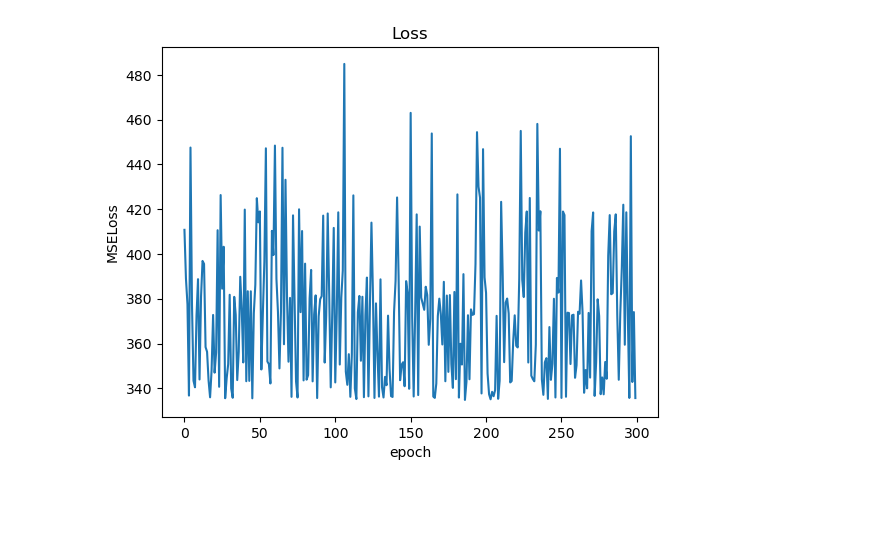
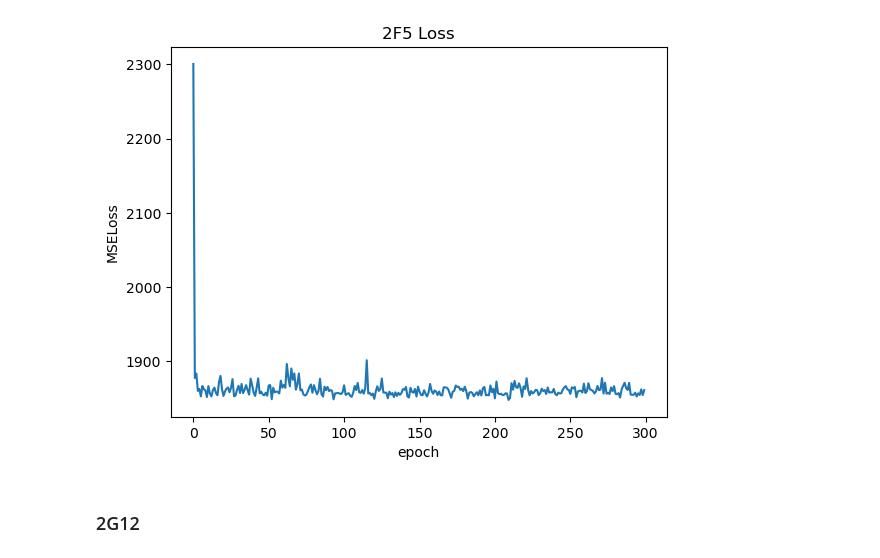
Before and after one commit to MatteeXie/HIV-1, a Jupyter notebook: regression.ipynb, the cells around one changed output. Saved outputs shown, nothing was run; the diff lists cells and outputs as text; code cells hidden in the pictures; blank space fills up the shorter version.

```diff
--- a/regression.ipynb
+++ b/regression.ipynb
@@ -79,7 +300,7 @@ def collate_fn(batch):
 # %%
 def get_dataloader(train=True):
     dataset = Dataset(train)
-    data_loader = DataLoader(dataset, batch_size=128, shuffle=True, collate_fn=collate_fn)
+    data_loader = DataLoader(dataset, batch_size=32, shuffle=True, collate_fn=collate_fn)
     return data_loader
 # %%
 for index, (input, target) in enumerate(get_dataloader()):
@@ -138,27 +349,27 @@ class TransformerModel(nn.Module):
         return x
 # %%
 # 设置超参数
-input_size = 1000  # 输入序列的词汇大小
+input_size = len(vocabulary.vocabulary)  # 输入序列的词汇大小
 output_size = 1  # 输出的数值大小
 hidden_size = 256  # 隐藏层大小
 num_layers = 4  # Transformer编码器的层数
 num_heads = 8  # 注意力头的数量
-dropout = 0.2  # Dropout率
+dropout = 0.1  # Dropout率
 batch_size = 32  # 批处理大小
-num_epochs = 1000  # 训练轮数
-learning_rate = 0.001  # 学习率
+num_epochs = 300  # 训练轮数
+learning_rate = 0.01  # 学习率
 # %%
 # 创建模型和优化器
 model = TransformerModel(input_size, output_size, hidden_size, num_layers, num_heads, dropout).to(device)
 optimizer = optim.Adam(model.parameters(), lr=learning_rate)
 criterion = nn.MSELoss()
-if os.path.exists("./model/pickles/model.pkl"):
-    model.load_state_dict(torch.load("./model/pickles/model.pkl"))
-    optimizer.load_state_dict(torch.load("./model/pickles/optimizer.pkl"))
+if os.path.exists("./model/pickles/model_{}.pkl".format(name)):
+    model.load_state_dict(torch.load("./model/pickles/model_{}.pkl".format(name)))
+    optimizer.load_state_dict(torch.load("./model/pickles/optimizer_{}.pkl".format(name)))
 # %%
 # 训练模型
 loss_item = []
-for epoch in range(300):
+for epoch in range(num_epochs):
     loss_list = []
     for index, (input, target) in enumerate(get_dataloader()):
         input = input.to(device)
@@ -177,8 +388,8 @@ for epoch in range(300):
         loss.backward()
         optimizer.step()
         if index%100 == 0:
-            torch.save(model.state_dict(), "./model/pickles/model.pkl")
-            torch.save(optimizer.state_dict(), "./model/pickles/optimizer.pkl")
+            torch.save(model.state_dict(), "./model/pickles/model_{}.pkl".format(name))
+            torch.save(optimizer.state_dict(), "./model/pickles/optimizer_{}.pkl".format(name))
     loss_item.append(round(mean(loss_list), 2))
     print("第{}个epoch, mean_loss:{}".format(epoch+1, round(mean(loss_list), 2)))
 # %% [output]
@@ -222,13 +413,13 @@ loss_item
 # %%
 # 绘制loss曲线
 import matplotlib.pyplot as plt
 import numpy as np
 
 y = np.array(loss_item)
-plt.title("Loss")
+plt.title("{} Loss".format(name))
 plt.xlabel("epoch")
 plt.ylabel("MSELoss")
 plt.plot(y)
 plt.show()
 # %% [output]
-[figure, old version]
+[figure, new version]
@@ -234,0 +436,2 @@ plt.show()
+# %% [markdown]
+### 2G12
```
Also changed, not shown: parts of 35 cells of this notebook, 40 other files.
